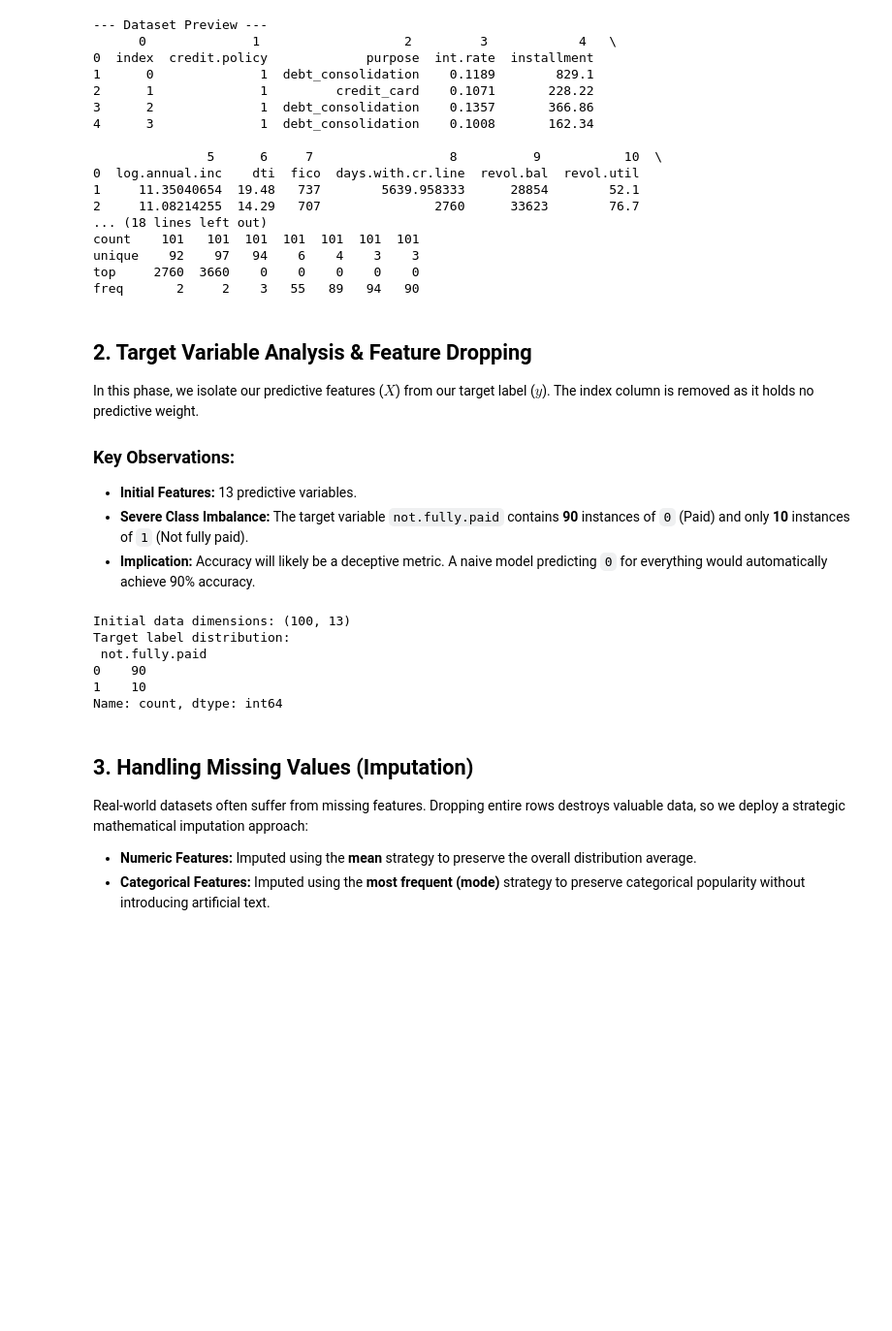
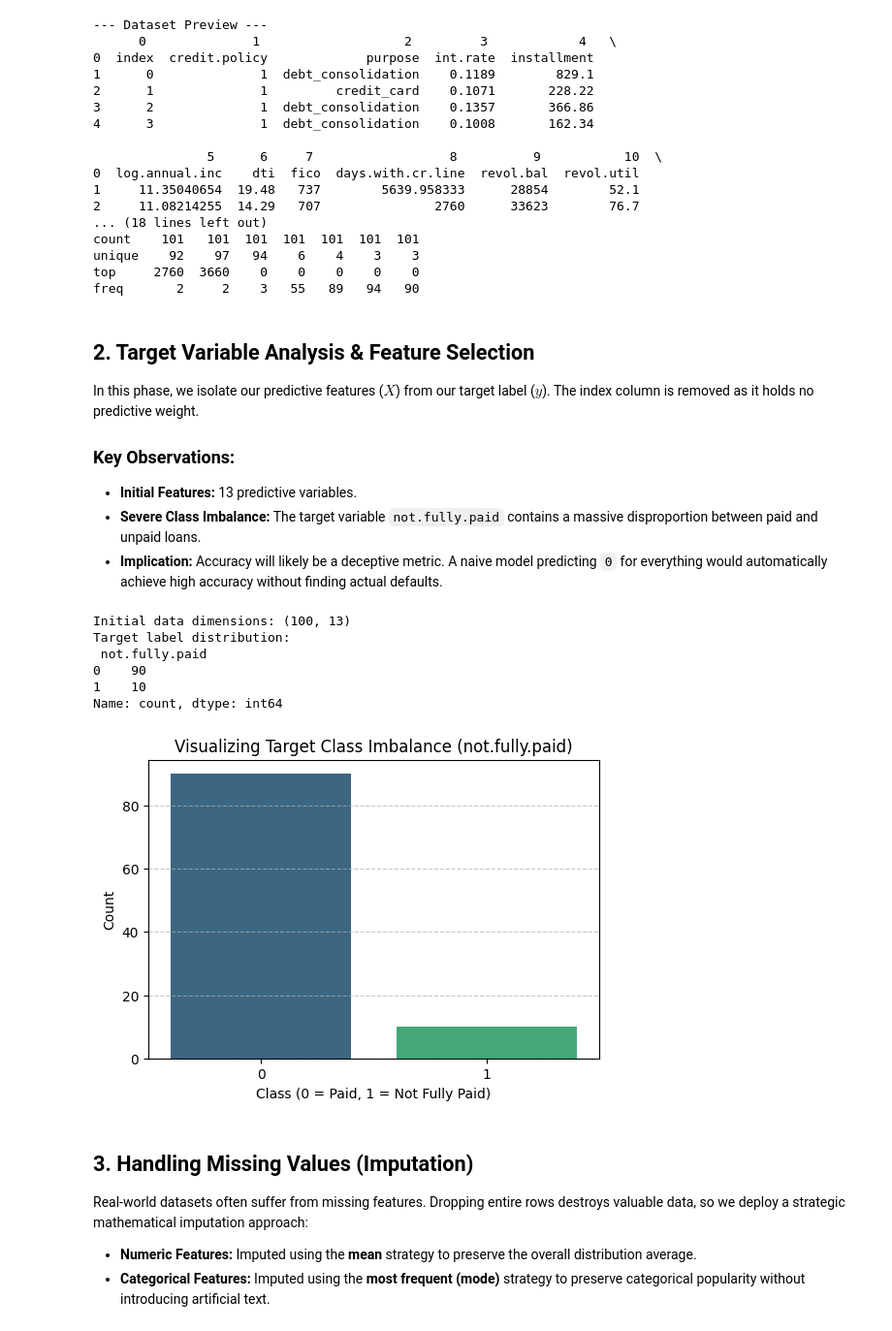
Before and after one commit to R-Bhargavsai/Predict-credit-card-approvals.ipynb, a Jupyter notebook: Predict_credit_card_approvals.ipynb, the cells around one changed output. Shown at 97% size. Saved outputs shown, nothing was run; the diff lists cells and outputs as text; code cells hidden in the pictures; blank space fills up the shorter version.

Commit message:
ML MODEL

```diff
--- a/Predict_credit_card_approvals.ipynb
+++ b/Predict_credit_card_approvals.ipynb
@@ -49,33 +57,41 @@ unique    92    97   94    6    4    3    3
 top     2760  3660    0    0    0    0    0
 freq       2     2    3   55   89   94   90
 # %% [markdown]
-## 2. Target Variable Analysis & Feature Dropping
+## 2. Target Variable Analysis & Feature Selection
 
 In this phase, we isolate our predictive features ($X$) from our target label ($y$). The index column is removed as it holds no predictive weight.
 
 ### Key Observations:
 * **Initial Features:** 13 predictive variables.
-* **Severe Class Imbalance:** The target variable `not.fully.paid` contains **90** instances of `0` (Paid) and only **10** instances of `1` (Not fully paid).
-* **Implication:** Accuracy will likely be a deceptive metric. A naive model predicting `0` for everything would automatically achieve 90% accuracy.
+* **Severe Class Imbalance:** The target variable `not.fully.paid` contains a massive disproportion between paid and unpaid loans.
+* **Implication:** Accuracy will likely be a deceptive metric. A naive model predicting `0` for everything would automatically achieve high accuracy without finding actual defaults.
 # %%
 df = pd.read_csv("datalab_export_2026-05-28 08_49_55.csv")
-
 
 if "index" in df.columns:
     df = df.drop(columns=["index"])
 
 X = df.drop(columns=["not.fully.paid"])
 y = df["not.fully.paid"]
 
 print("Initial data dimensions:", X.shape)
 print("Target label distribution:\n", y.value_counts())
+
+plt.figure(figsize=(6, 4))
+sns.countplot(x=y, hue=y, palette="viridis", legend=False)
+plt.title("Visualizing Target Class Imbalance (not.fully.paid)")
+plt.xlabel("Class (0 = Paid, 1 = Not Fully Paid)")
+plt.ylabel("Count")
+plt.grid(axis="y", linestyle="--", alpha=0.7)
+plt.show()
 # %% [output]
 Initial data dimensions: (100, 13)
 Target label distribution:
  not.fully.paid
 0    90
 1    10
 Name: count, dtype: int64
+[figure, added]
 # %% [markdown]
 ## 3. Handling Missing Values (Imputation)
 
```
Also changed, not shown: parts of 13 cells of this notebook.
